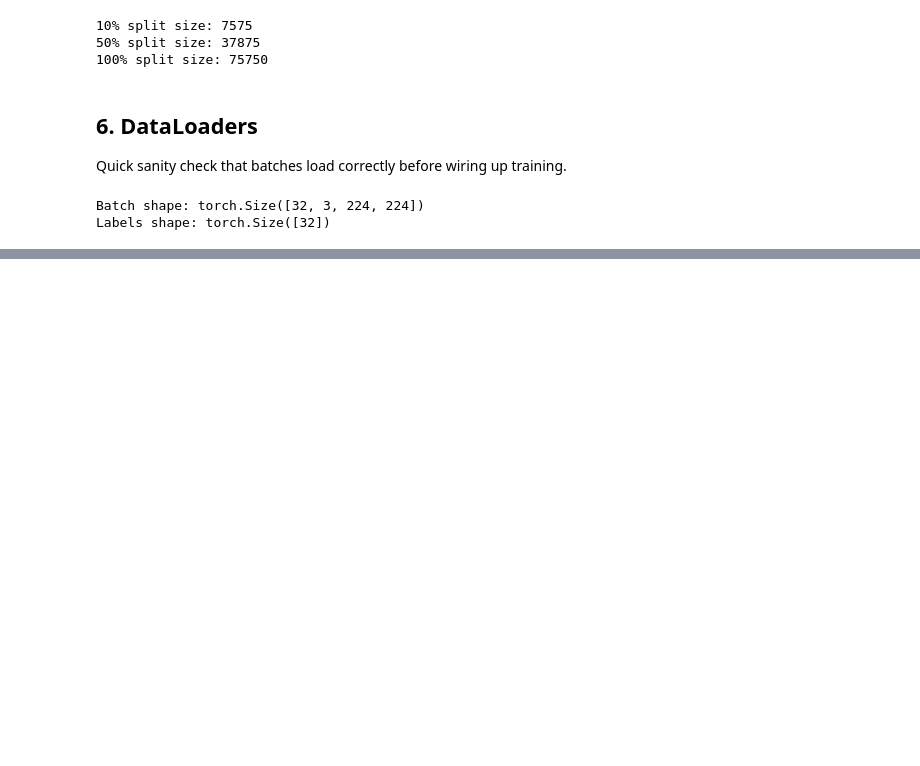
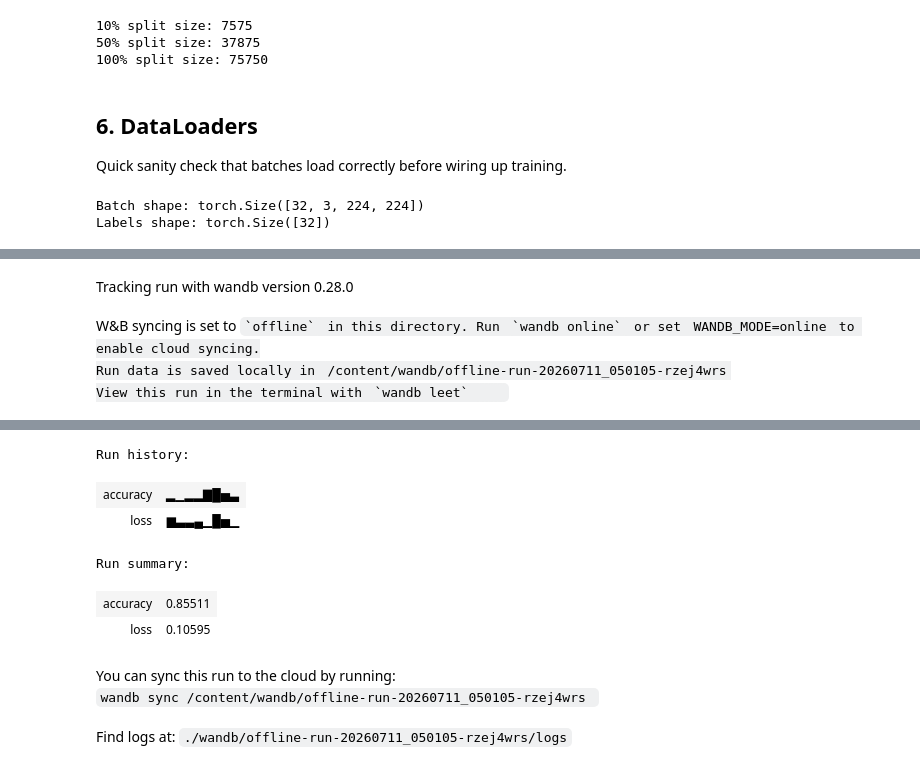
Before and after one commit to itsashkon/cs7643-food-rescue, a Jupyter notebook: notebooks/food101_setup.ipynb, the cells around one changed output, grey strips where cells are left out. Saved outputs shown, nothing was run; the diff lists cells and outputs as text; code cells hidden in the pictures; blank space fills up the shorter version.

Commit message:
Added mlop and wandb logging examples

```diff
--- a/notebooks/food101_setup.ipynb
+++ b/notebooks/food101_setup.ipynb
@@ -149,3 +149,26 @@ print('Labels shape:', labels.shape)
 # %% [output]
 Batch shape: torch.Size([32, 3, 224, 224])
 Labels shape: torch.Size([32])
+# %%
+import wandb
+import random
+
+project = 'food-rescue-cv'
+config={
+    'batch_size': BATCH_SIZE,
+    'seed': SEED,
+    'epochs' : 10,
+    'lr' : 0.01
+  }
+
+with wandb.init(project=project, config=config, mode='offline') as run:
+    offset = random.random() / 5
+    print(f"lr: {config['lr']}")
+
+    # Simulate a training run
+    for epoch in range(2, config['epochs']):
+        acc = 1 - 2**-config['epochs'] - random.random() / config['epochs'] - offset
+        loss = 2**-config['epochs'] + random.random() / config['epochs'] + offset
+        print(f"epoch={config['epochs']}, accuracy={acc}, loss={loss}")
+        run.log({"accuracy": acc, "loss": loss})
+# %% [output]
@@ -151,0 +176,4 @@ Labels shape: torch.Size([32])
+Tracking run with wandb version 0.28.0
+W&B syncing is set to `offline` in this directory. Run `wandb online` or set WANDB_MODE=online to enable cloud syncing.
+Run data is saved locally in /content/wandb/offline-run-20260711_050105-rzej4wrs
+View this run in the terminal with `wandb leet`
@@ -151,0 +190,9 @@ Labels shape: torch.Size([32])
+Run history:
+| accuracy | ▂▁▂▂▇█▅▃ |
+| loss | ▆▃▃▄▁█▅▁ |
+Run summary:
+| accuracy | 0.85511 |
+| loss | 0.10595 |
+You can sync this run to the cloud by running:
+wandb sync /content/wandb/offline-run-20260711_050105-rzej4wrs
+Find logs at: ./wandb/offline-run-20260711_050105-rzej4wrs/logs
```
Also changed, not shown: parts of 4 cells of this notebook.
